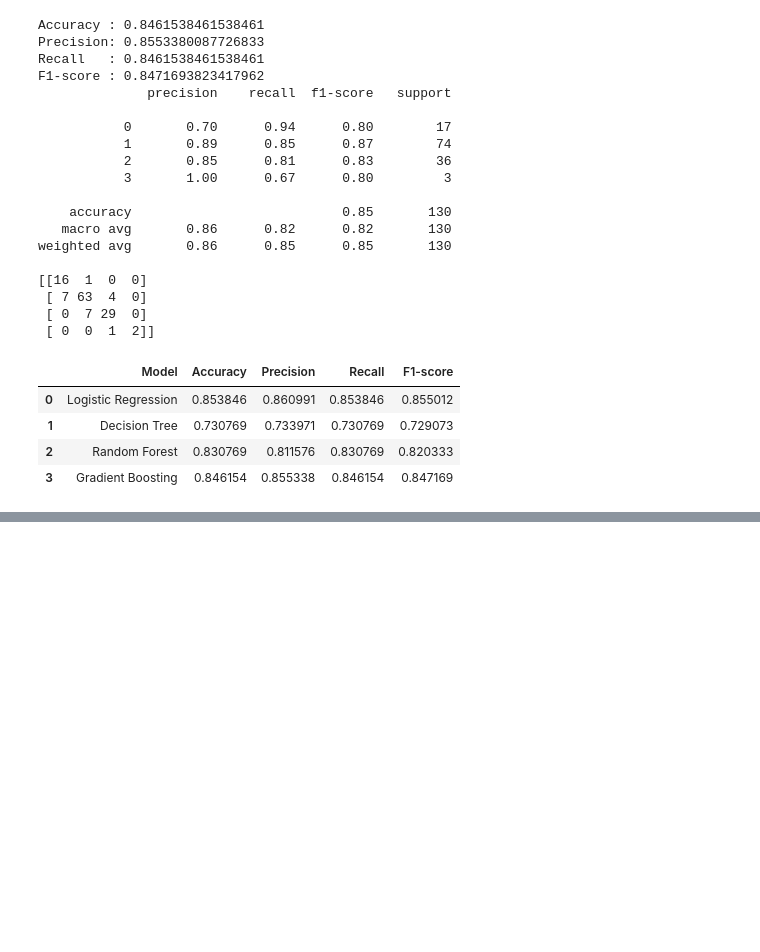
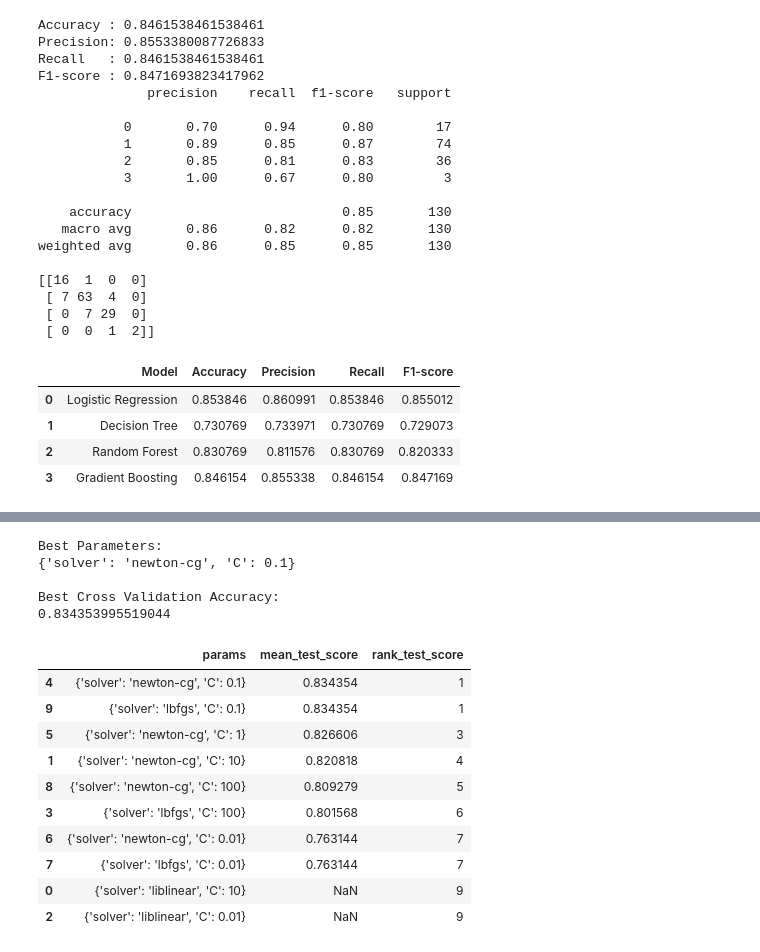
Before and after one commit to afsheenaf/student-grade-prediction, a Jupyter notebook: codes.ipynb, the cells around one changed output, grey strips where cells are left out. Cells and saved outputs as stored; diff of their text form; code cells hidden in the pictures; blank space fills up the shorter version.

```diff
--- a/codes.ipynb
+++ b/codes.ipynb
@@ -515,3 +515,21 @@ comparison
 | 1 | Decision Tree | 0.730769 | 0.733971 | 0.730769 | 0.729073 |
 | 2 | Random Forest | 0.830769 | 0.811576 | 0.830769 | 0.820333 |
 | 3 | Gradient Boosting | 0.846154 | 0.855338 | 0.846154 | 0.847169 |
+# %%
+# Define the hyperparameter search space
+param_dist = {
+    "C": [0.01, 0.1, 1, 10, 100],
+     "solver": ["liblinear", "lbfgs", "newton-cg"]
+}
+# %%
+# Perform Randomized Search
+random_search = RandomizedSearchCV(
+    estimator=LogisticRegression(max_iter=1000, random_state=42),
+    param_distributions=param_dist,
+    n_iter=10,
+    cv=5,
+    scoring="accuracy",
+    random_state=42
+)
+
+random_search.fit(X_train, y_train)
@@ -517,0 +560,34 @@ comparison
+# %%
+print("Best Parameters:")
+print(random_search.best_params_)
+
+print("\nBest Cross Validation Accuracy:")
+print(random_search.best_score_)
+# %% [output]
+Best Parameters:
+{'solver': 'newton-cg', 'C': 0.1}
+
+Best Cross Validation Accuracy:
+0.834353995519044
+# %%
+results = pd.DataFrame(random_search.cv_results_)
+
+results[
+    [
+        "params",
+        "mean_test_score",
+        "rank_test_score"
+    ]
+].sort_values("rank_test_score")
+# %% [output]
+|  | params | mean_test_score | rank_test_score |
+| 4 | {'solver': 'newton-cg', 'C': 0.1} | 0.834354 | 1 |
+| 9 | {'solver': 'lbfgs', 'C': 0.1} | 0.834354 | 1 |
+| 5 | {'solver': 'newton-cg', 'C': 1} | 0.826606 | 3 |
+| 1 | {'solver': 'newton-cg', 'C': 10} | 0.820818 | 4 |
+| 8 | {'solver': 'newton-cg', 'C': 100} | 0.809279 | 5 |
+| 3 | {'solver': 'lbfgs', 'C': 100} | 0.801568 | 6 |
+| 6 | {'solver': 'newton-cg', 'C': 0.01} | 0.763144 | 7 |
+| 7 | {'solver': 'lbfgs', 'C': 0.01} | 0.763144 | 7 |
+| 0 | {'solver': 'liblinear', 'C': 10} | NaN | 9 |
+| 2 | {'solver': 'liblinear', 'C': 0.01} | NaN | 9 |
```
Also changed, not shown: parts of 2 cells of this notebook.
